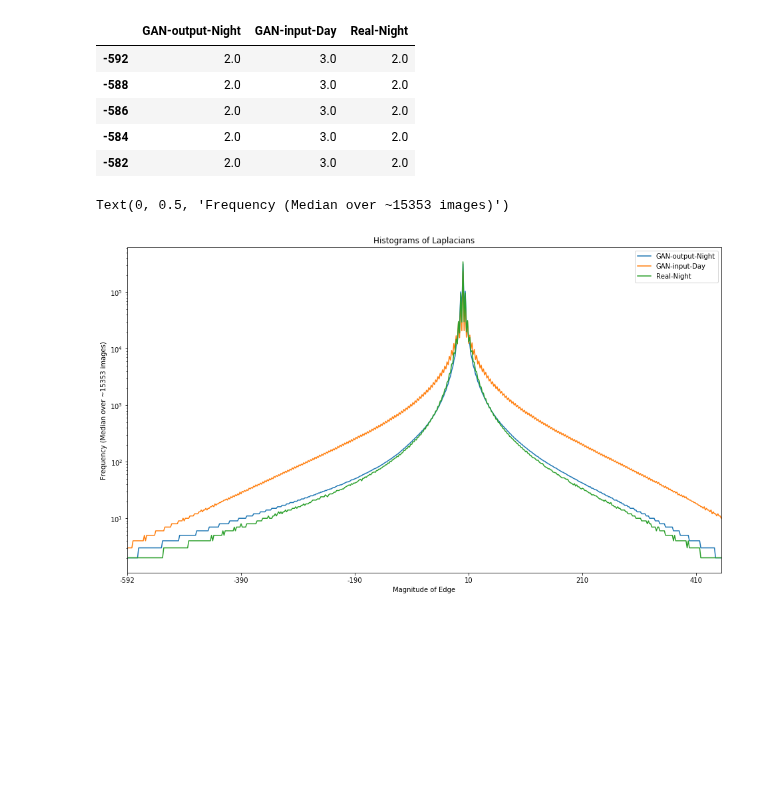
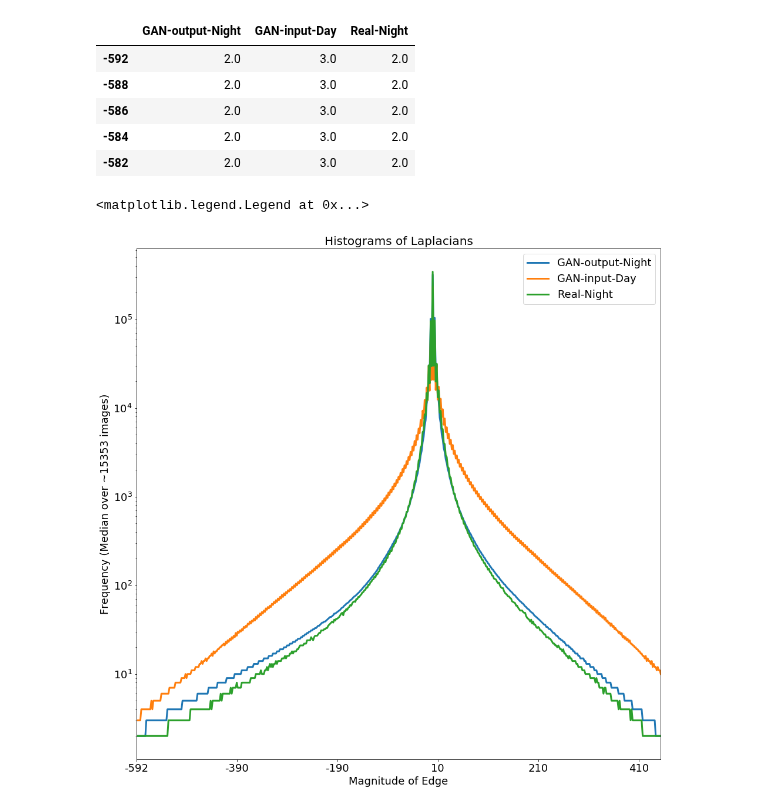
Before and after one commit to tillvolkmann/night-drive, a Jupyter notebook: datasets/bdd/notebooks/edge_histograms_GAN.ipynb, the cells around one changed output. Drawn from its saved outputs; the diff is of its cells as text; code cells hidden in the pictures; blank space fills up the shorter version.

```diff
--- a/datasets/bdd/notebooks/edge_histograms_GAN.ipynb
+++ b/datasets/bdd/notebooks/edge_histograms_GAN.ipynb
@@ -74,9 +74,13 @@ df_hist_cleaned.head()
 | -584 | 2.0 | 3.0 | 2.0 |
 | -582 | 2.0 | 3.0 | 2.0 |
 # %%
-ax = df_hist_cleaned.plot(logx = False, logy = True, figsize = (16, 9), title = "Histograms of Laplacians")
-ax.set_xlabel("Magnitude of Edge")
-ax.set_ylabel("Frequency (Median over ~15353 images)")
+ax = df_hist_cleaned.plot(logx = False, logy = True, figsize = (16, 16), title = "Histograms of Laplacians", lw = 3)
+ax.set_xlabel("Magnitude of Edge", fontsize = 18)
+ax.set_ylabel("Frequency (Median over ~15353 images)", fontsize = 18)
+ax.title.set_size(20)
+ax.xaxis.set_tick_params(labelsize = 18)
+ax.yaxis.set_tick_params(labelsize = 18)
+ax.legend( prop = dict(size = 18))
 # %% [output]
-Text(0, 0.5, 'Frequency (Median over ~15353 images)')
+<matplotlib.legend.Legend at 0x...>
-[figure, old version]
+[figure, new version]
```
Also changed, not shown: 6 other files.
